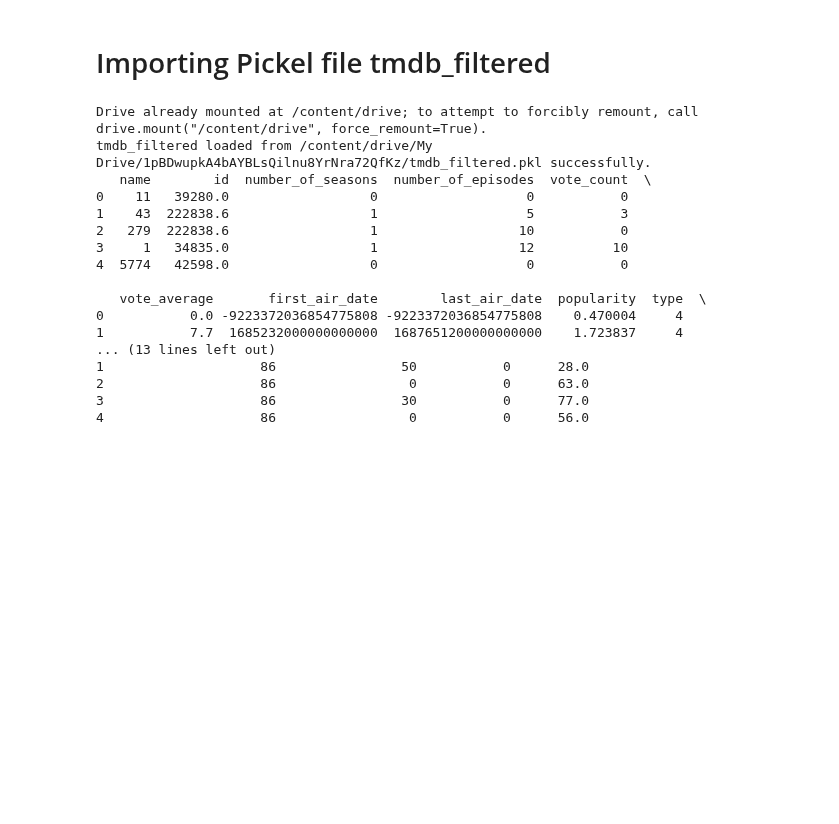
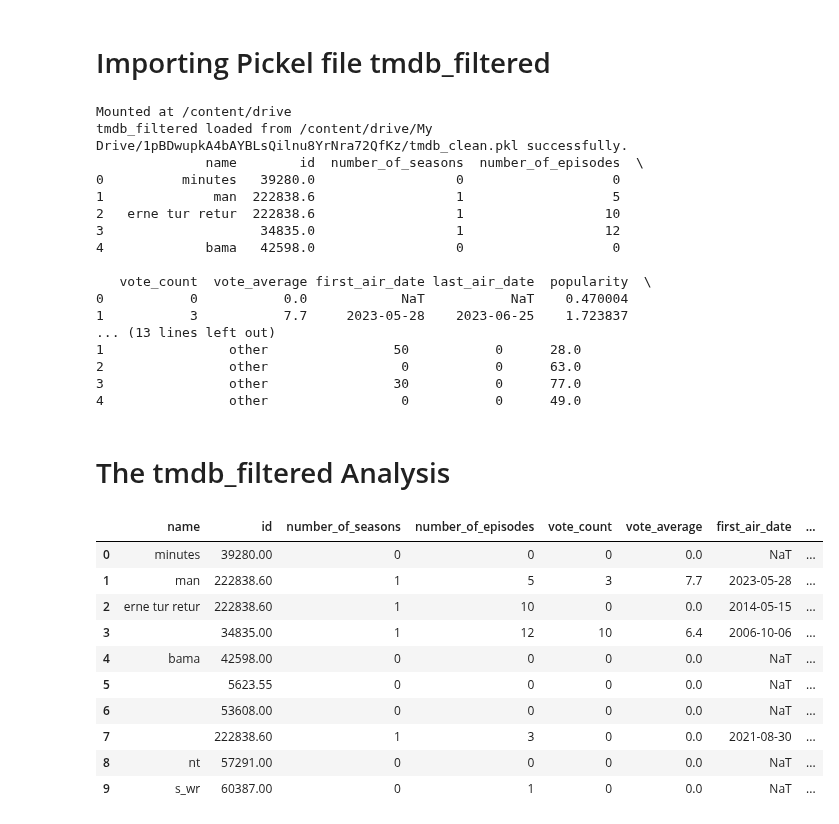
Before and after one commit to Elbx88/ML-Model-Perdiction, a Jupyter notebook: Project_ML_Models_Erez_Levy_TMDB_4.ipynb, the cells around one changed output. Saved outputs shown, nothing was run; the diff lists cells and outputs as text; code cells hidden in the pictures; blank space fills up the shorter version.

```diff
--- a/Project_ML_Models_Erez_Levy_TMDB_4.ipynb
+++ b/Project_ML_Models_Erez_Levy_TMDB_4.ipynb
@@ -680,36 +72,52 @@ from google.colab import drive
 drive.mount('/content/drive')
 
 # Define the file path where the pickle file is located in your Google Drive
-file_path = '/content/drive/My Drive/1pBDwupkA4bAYBLsQilnu8YrNra72QfKz/tmdb_filtered.pkl'  # Replace 'your_folder' with the actual folder name
+file_path = '/content/drive/My Drive/1pBDwupkA4bAYBLsQilnu8YrNra72QfKz/tmdb_clean.pkl'  # Replace 'your_folder' with the actual folder name
 
 # Load the data from the pickle file
 try:
     with open(file_path, 'rb') as file:
-        tmdb_filtered = pickle.load(file)
+        tmdb_clean = pickle.load(file)
     print(f"tmdb_filtered loaded from {file_path} successfully.")
 
     # You can now use the loaded DataFrame (tmdb_filtered
     # For example, you can display the first few rows:
-    print(tmdb_filtered.head())
+    print(tmdb_clean.head())
 except FileNotFoundError:
     print(f"Error: File not found at {file_path}. Please check the file path and ensure the file exists in your Google Drive.")
 except Exception as e:
     print(f"An error occurred: {e}")
 # %% [output]
-Drive already mounted at /content/drive; to attempt to forcibly remount, call drive.mount("/content/drive", force_remount=True).
-tmdb_filtered loaded from /content/drive/My Drive/1pBDwupkA4bAYBLsQilnu8YrNra72QfKz/tmdb_filtered.pkl successfully.
-   name        id  number_of_seasons  number_of_episodes  vote_count  \
-0    11   39280.0                  0                   0           0
-1    43  222838.6                  1                   5           3
-2   279  222838.6                  1                  10           0
-3     1   34835.0                  1                  12          10
-4  5774   42598.0                  0                   0           0
+Mounted at /content/drive
+tmdb_filtered loaded from /content/drive/My Drive/1pBDwupkA4bAYBLsQilnu8YrNra72QfKz/tmdb_clean.pkl successfully.
+              name        id  number_of_seasons  number_of_episodes  \
+0          minutes   39280.0                  0                   0
+1              man  222838.6                  1                   5
+2   erne tur retur  222838.6                  1                  10
+3                    34835.0                  1                  12
+4             bama   42598.0                  0                   0
 
-   vote_average       first_air_date        last_air_date  popularity  type  \
-0           0.0 -9223372036854775808 -9223372036854775808    0.470004     4
-1           7.7  1685232000000000000  1687651200000000000    1.723837     4
+   vote_count  vote_average first_air_date last_air_date  popularity  \
+0           0           0.0            NaT           NaT    0.470004
+1           3           7.7     2023-05-28    2023-06-25    1.723837
 ... (13 lines left out)
-1                    86                50           0      28.0
-2                    86                 0           0      63.0
-3                    86                30           0      77.0
-4                    86                 0           0      56.0
+1                other                50           0      28.0
+2                other                 0           0      63.0
+3                other                30           0      77.0
+4                other                 0           0      49.0
+# %% [markdown]
+# The tmdb_filtered Analysis
+# %%
+tmdb_clean.head(10)
+# %% [output]
+|  | name | id | number_of_seasons | number_of_episodes | vote_count | vote_average | first_air_date | ... |
+| 0 | minutes | 39280.00 | 0 | 0 | 0 | 0.0 | NaT | ... |
+| 1 | man | 222838.60 | 1 | 5 | 3 | 7.7 | 2023-05-28 | ... |
+| 2 | erne tur retur | 222838.60 | 1 | 10 | 0 | 0.0 | 2014-05-15 | ... |
+| 3 |  | 34835.00 | 1 | 12 | 10 | 6.4 | 2006-10-06 | ... |
+| 4 | bama | 42598.00 | 0 | 0 | 0 | 0.0 | NaT | ... |
+| 5 |  | 5623.55 | 0 | 0 | 0 | 0.0 | NaT | ... |
+| 6 |  | 53608.00 | 0 | 0 | 0 | 0.0 | NaT | ... |
+| 7 |  | 222838.60 | 1 | 3 | 0 | 0.0 | 2021-08-30 | ... |
+| 8 | nt | 57291.00 | 0 | 0 | 0 | 0.0 | NaT | ... |
+| 9 | s_wr | 60387.00 | 0 | 1 | 0 | 0.0 | NaT | ... |
```
Also changed, not shown: parts of 72 cells of this notebook.
